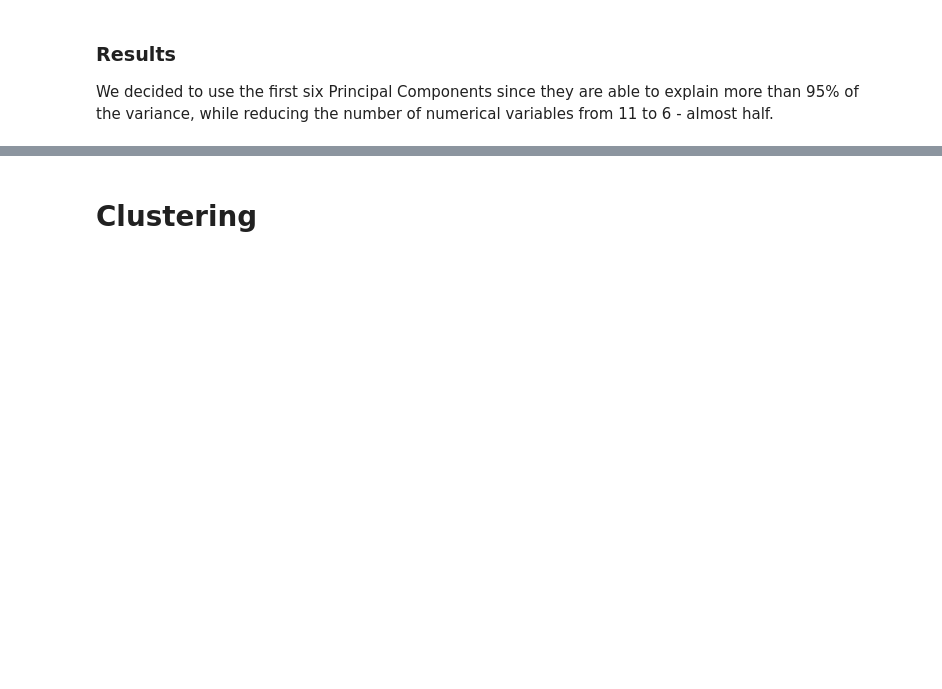
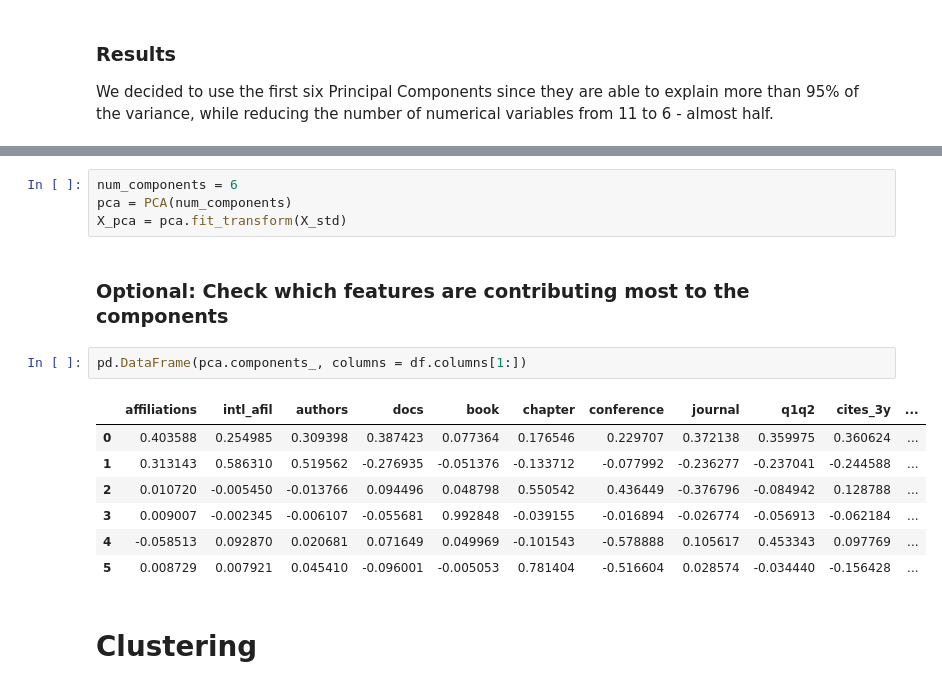
Before and after one commit to sharifnasser/ML-second-midterm, a Jupyter notebook: mid_term.ipynb, the cells around one changed output, grey strips where cells are left out. Saved outputs shown, nothing was run; the diff lists cells and outputs as text; blank space fills up the shorter version.

```diff
--- a/mid_term.ipynb
+++ b/mid_term.ipynb
@@ -130,3 +133,19 @@ We decided to use the first six Principal Components since they are able to expl
+# %%
+num_components = 6
+pca = PCA(num_components)
+X_pca = pca.fit_transform(X_std)
+# %% [markdown]
+### Optional: Check which features are contributing most to the components
+# %%
+pd.DataFrame(pca.components_, columns = df.columns[1:])
+# %% [output]
+|  | affiliations | intl_afil | authors | docs | book | chapter | conference | journal | q1q2 | cites_3y | ... |
+| 0 | 0.403588 | 0.254985 | 0.309398 | 0.387423 | 0.077364 | 0.176546 | 0.229707 | 0.372138 | 0.359975 | 0.360624 | ... |
+| 1 | 0.313143 | 0.586310 | 0.519562 | -0.276935 | -0.051376 | -0.133712 | -0.077992 | -0.236277 | -0.237041 | -0.244588 | ... |
+| 2 | 0.010720 | -0.005450 | -0.013766 | 0.094496 | 0.048798 | 0.550542 | 0.436449 | -0.376796 | -0.084942 | 0.128788 | ... |
+| 3 | 0.009007 | -0.002345 | -0.006107 | -0.055681 | 0.992848 | -0.039155 | -0.016894 | -0.026774 | -0.056913 | -0.062184 | ... |
+| 4 | -0.058513 | 0.092870 | 0.020681 | 0.071649 | 0.049969 | -0.101543 | -0.578888 | 0.105617 | 0.453343 | 0.097769 | ... |
+| 5 | 0.008729 | 0.007921 | 0.045410 | -0.096001 | -0.005053 | 0.781404 | -0.516604 | 0.028574 | -0.034440 | -0.156428 | ... |
 # %% [markdown]
 # Clustering
 # %% [markdown]
```
Also changed, not shown: parts of 5 cells of this notebook.
